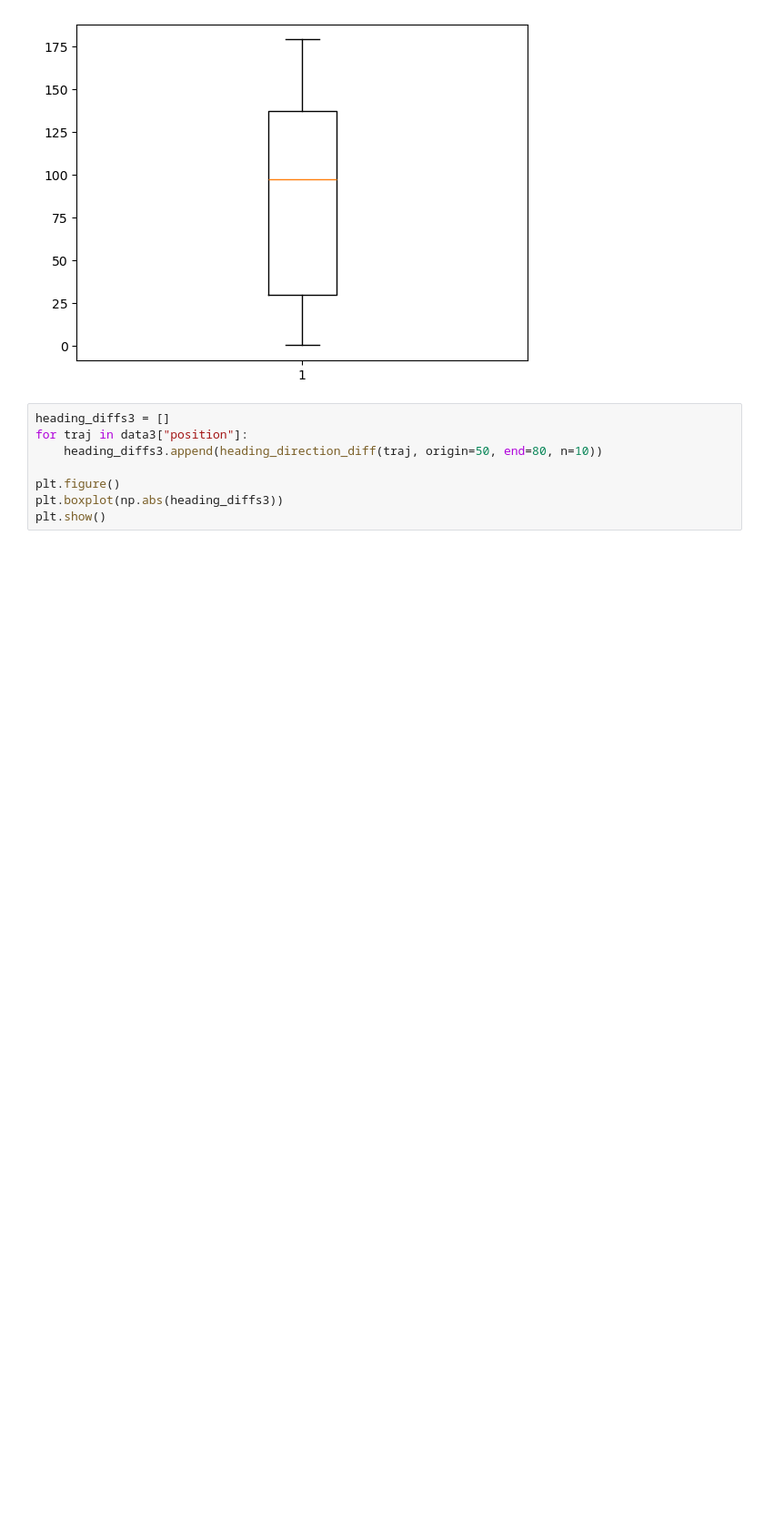
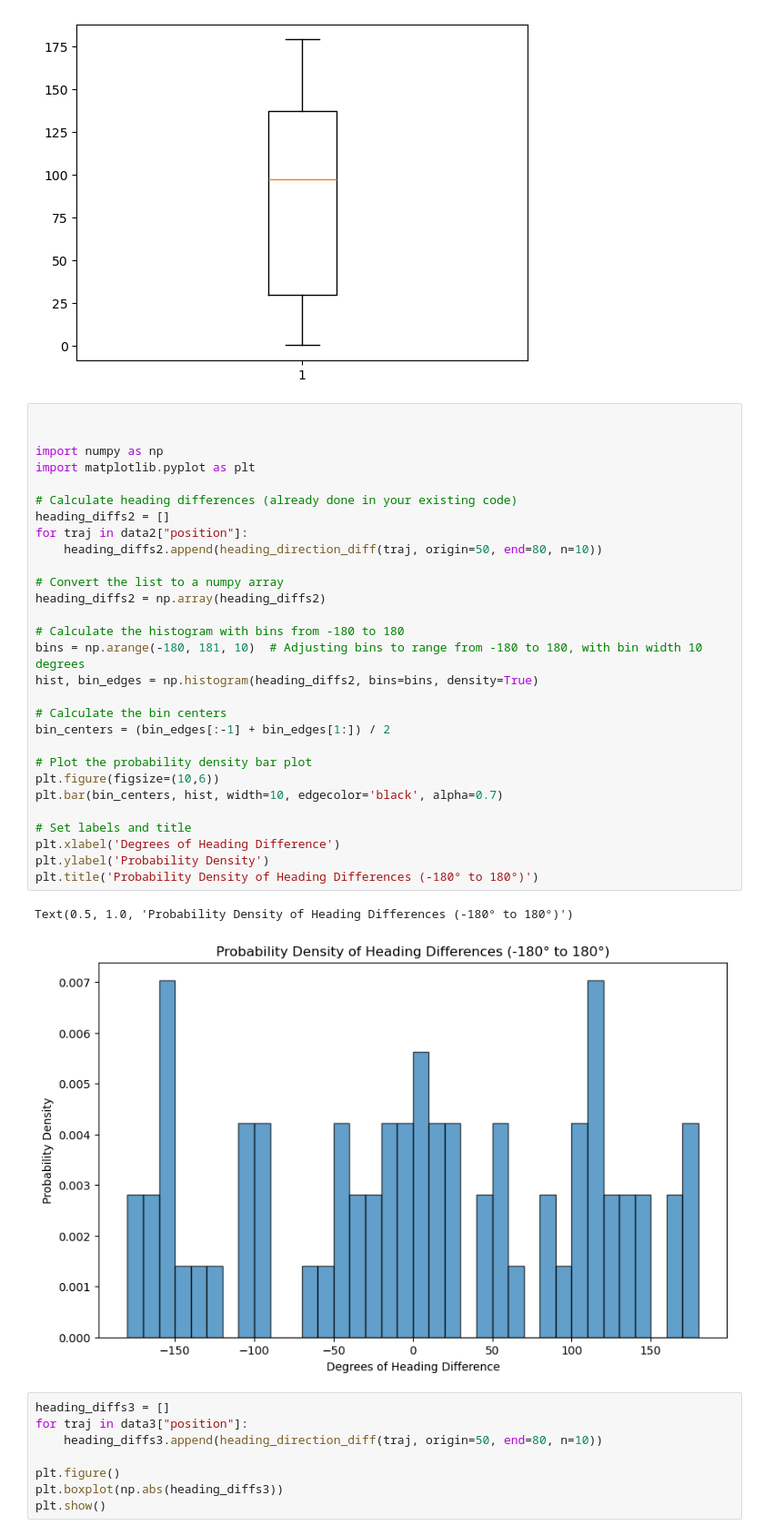
Before and after one commit to Shivammm123/FlyFlightBehavior, a Jupyter notebook: Free Flight Analysis Flies/Complete Analysis.ipynb, the cells around one changed output. Shown at 91% size. Drawn from its saved outputs; the diff is of its cells as text; blank space fills up the shorter version.

```diff
--- a/Free Flight Analysis Flies/Complete Analysis.ipynb
+++ b/Free Flight Analysis Flies/Complete Analysis.ipynb
@@ -351,6 +351,38 @@ plt.boxplot(np.abs(heading_diffs2))
 plt.show()
 # %% [output]
 [figure]
+# %%
+
+
+import numpy as np
+import matplotlib.pyplot as plt
+
+# Calculate heading differences (already done in your existing code)
+heading_diffs2 = []
+for traj in data2["position"]:
+    heading_diffs2.append(heading_direction_diff(traj, origin=50, end=80, n=10))
+
+# Convert the list to a numpy array
+heading_diffs2 = np.array(heading_diffs2)
+
+# Calculate the histogram with bins from -180 to 180
+bins = np.arange(-180, 181, 10)  # Adjusting bins to range from -180 to 180, with bin width 10 degrees
+hist, bin_edges = np.histogram(heading_diffs2, bins=bins, density=True)
+
+# Calculate the bin centers
+bin_centers = (bin_edges[:-1] + bin_edges[1:]) / 2
+
+# Plot the probability density bar plot
+plt.figure(figsize=(10,6))
+plt.bar(bin_centers, hist, width=10, edgecolor='black', alpha=0.7)
+
+# Set labels and title
+plt.xlabel('Degrees of Heading Difference')
+plt.ylabel('Probability Density')
+plt.title('Probability Density of Heading Differences (-180° to 180°)')
+# %% [output]
+Text(0.5, 1.0, 'Probability Density of Heading Differences (-180° to 180°)')
+[figure, added]
 # %%
 heading_diffs3 = []
 for traj in data3["position"]:
```
Also changed, not shown: parts of 4 cells of this notebook.
